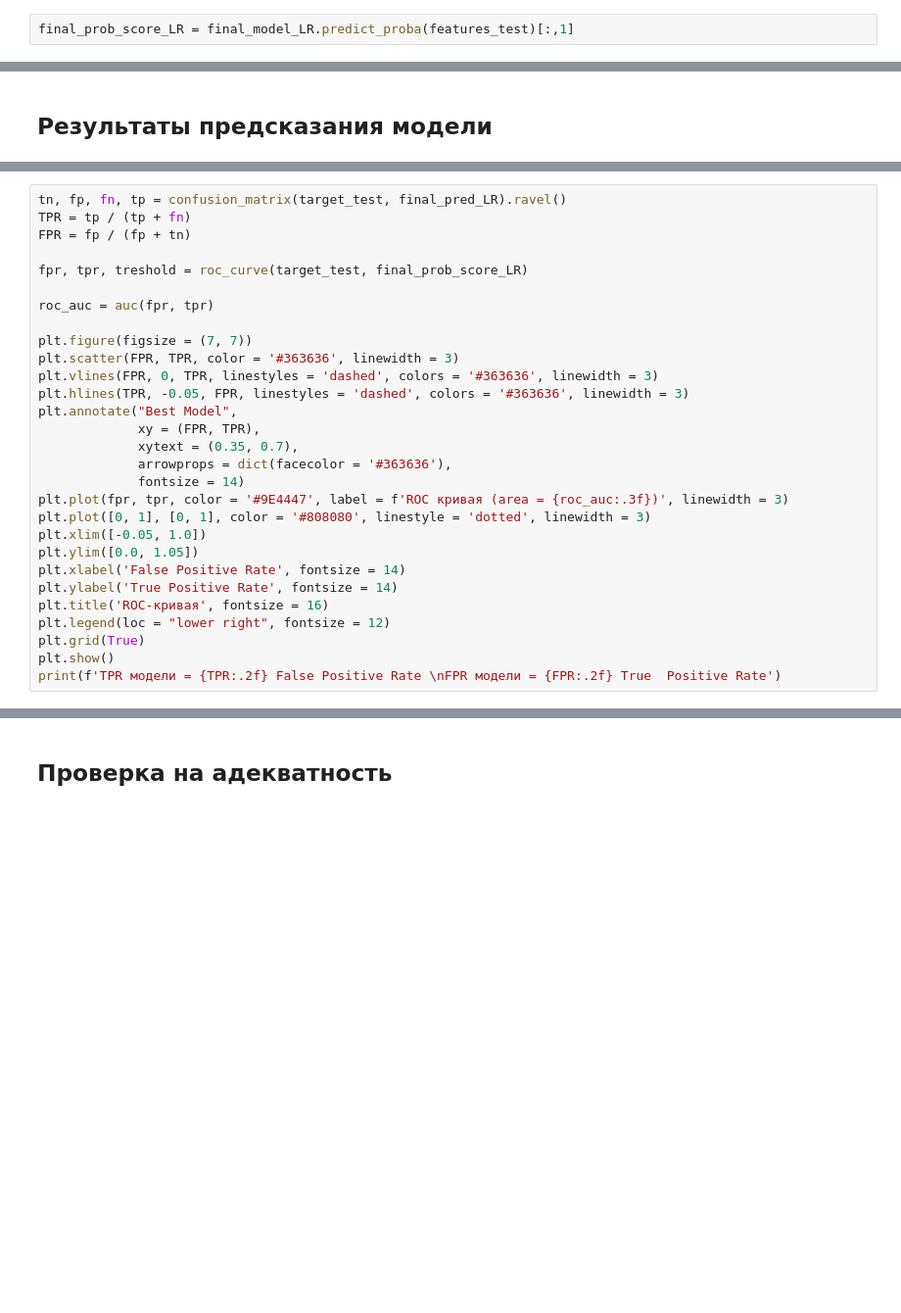
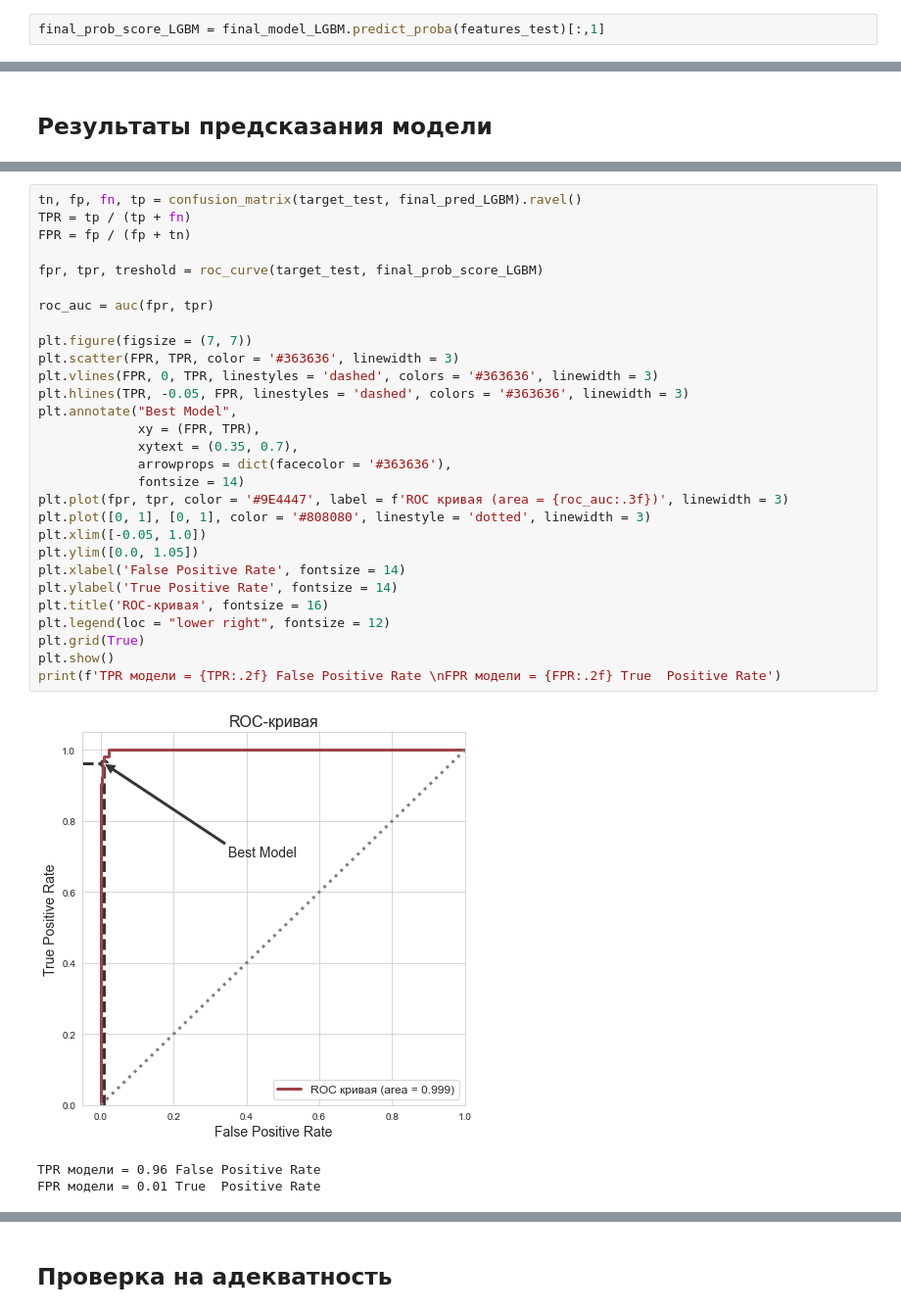
Before and after one commit to Chetverukhin/toxic_comment_classification, a Jupyter notebook: toxic_comment_clasification.ipynb, the cells around one changed output, grey strips where cells are left out. Shown: that part at 98% size. Drawn from its saved outputs; the diff is of its cells as text; blank space fills up the shorter version.

```diff
--- a/toxic_comment_clasification.ipynb
+++ b/toxic_comment_clasification.ipynb
@@ -628,3 +614,3 @@ final_score_LR = f1_score(target_test, final_pred_LR)
 # %%
-final_prob_score_LR = final_model_LR.predict_proba(features_test)[:,1]
+final_prob_score_LGBM = final_model_LGBM.predict_proba(features_test)[:,1]
 # %%
@@ -693,34 +695,38 @@ plt.show()
 Посмотрим теперь на ROC-кривую модели
 </div>
 # %%
-tn, fp, fn, tp = confusion_matrix(target_test, final_pred_LR).ravel()
+tn, fp, fn, tp = confusion_matrix(target_test, final_pred_LGBM).ravel()
 TPR = tp / (tp + fn)
 FPR = fp / (fp + tn)
 
-fpr, tpr, treshold = roc_curve(target_test, final_prob_score_LR)
+fpr, tpr, treshold = roc_curve(target_test, final_prob_score_LGBM)
 
 roc_auc = auc(fpr, tpr)
 
 plt.figure(figsize = (7, 7))
 plt.scatter(FPR, TPR, color = '#363636', linewidth = 3)
 plt.vlines(FPR, 0, TPR, linestyles = 'dashed', colors = '#363636', linewidth = 3)
 plt.hlines(TPR, -0.05, FPR, linestyles = 'dashed', colors = '#363636', linewidth = 3)
 plt.annotate("Best Model",
              xy = (FPR, TPR),
              xytext = (0.35, 0.7),
              arrowprops = dict(facecolor = '#363636'),
              fontsize = 14)
 plt.plot(fpr, tpr, color = '#9E4447', label = f'ROC кривая (area = {roc_auc:.3f})', linewidth = 3)
 plt.plot([0, 1], [0, 1], color = '#808080', linestyle = 'dotted', linewidth = 3)
 plt.xlim([-0.05, 1.0])
 plt.ylim([0.0, 1.05])
 plt.xlabel('False Positive Rate', fontsize = 14)
 plt.ylabel('True Positive Rate', fontsize = 14)
 plt.title('ROC-кривая', fontsize = 16)
 plt.legend(loc = "lower right", fontsize = 12)
 plt.grid(True)
 plt.show()
 print(f'TPR модели = {TPR:.2f} False Positive Rate \nFPR модели = {FPR:.2f} True  Positive Rate')
+# %% [output]
+[figure, added]
+TPR модели = 0.96 False Positive Rate
+FPR модели = 0.01 True  Positive Rate
 # %% [markdown]
 <div style="background-color:#f3f3f3; border:solid #363636 2px; padding: 20px">
 
```
Also changed, not shown: parts of 29 cells of this notebook.
